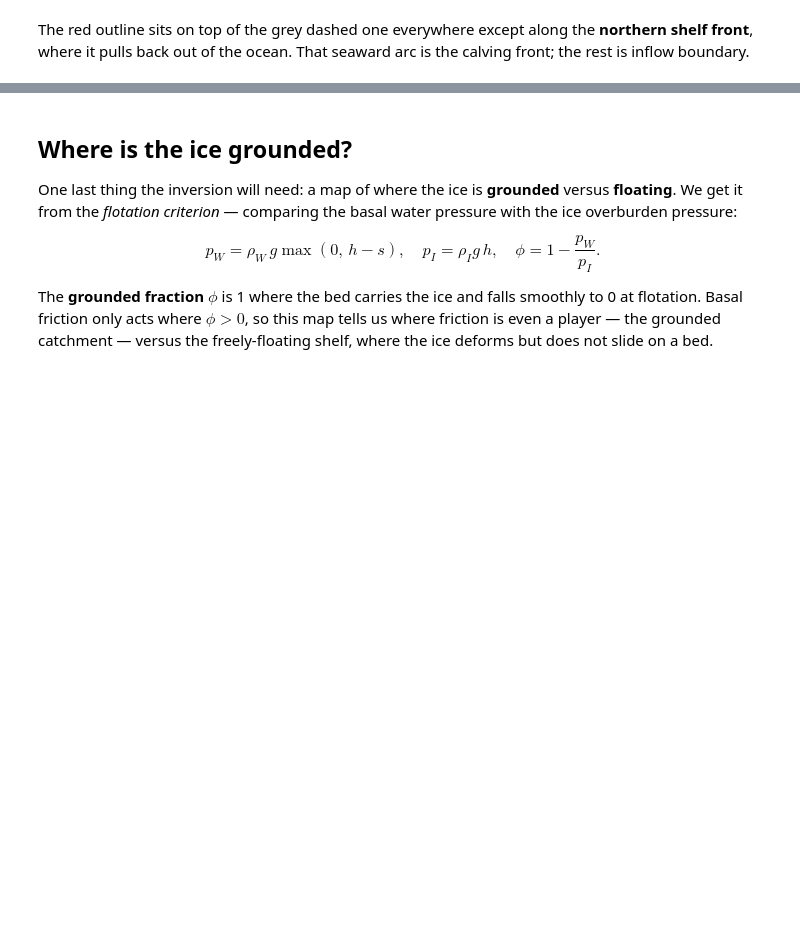
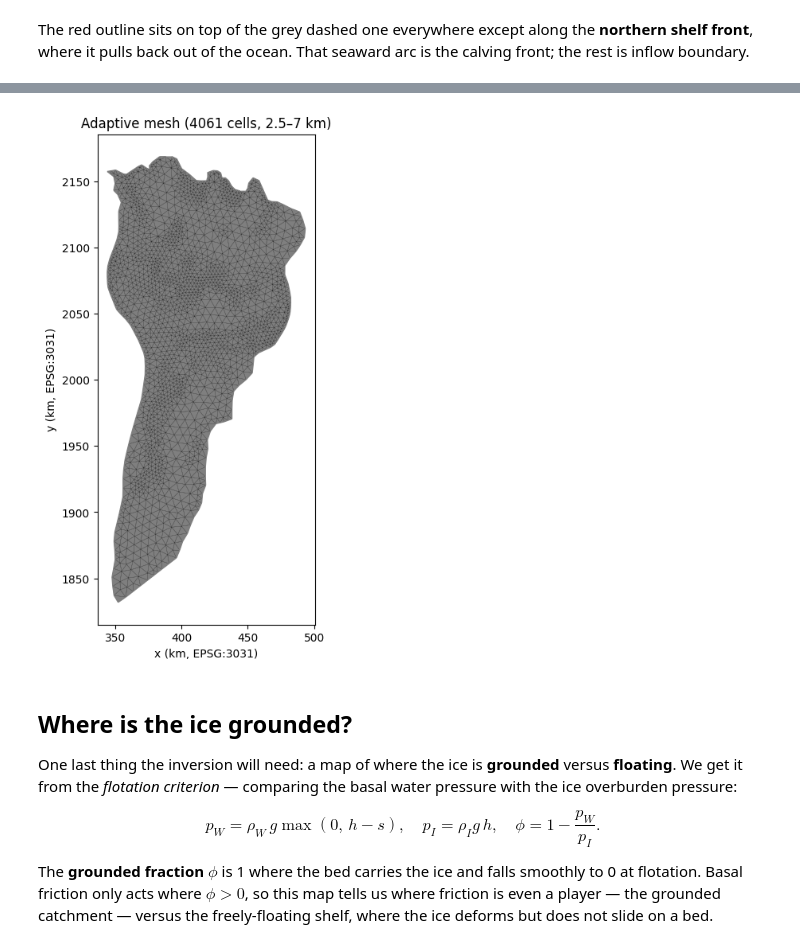
Before and after one commit to hoffmaao/nivlisen-tutorials, a Jupyter notebook: notebooks/00-domain.ipynb, the cells around one changed output, grey strips where cells are left out. Drawn from its saved outputs; the diff is of its cells as text; code cells hidden in the pictures; blank space fills up the shorter version.

```diff
--- a/notebooks/00-domain.ipynb
+++ b/notebooks/00-domain.ipynb
@@ -168,8 +238,10 @@ for name, tag in [("inflow", ids["inflow"][0]), ("calving", ids["calving"][0])]:
 # %%
 fig, ax = plt.subplots(figsize=(6, 8))
 nt.plot_mesh(mesh, ax)
-ax.set_title(f"Tutorial mesh ({mesh.num_cells()} cells, ~{RESOLUTION_M/1e3:.0f} km)")
+ax.set_title(f"Adaptive mesh ({mesh.num_cells()} cells, {FINE/1e3:.1f}–{COARSE/1e3:.0f} km)")
 plt.show()
+# %% [output]
+[figure, added]
 # %% [markdown]
 ## Where is the ice grounded?
 
```
Also changed, not shown: parts of 9 cells of this notebook, 13 other files.
